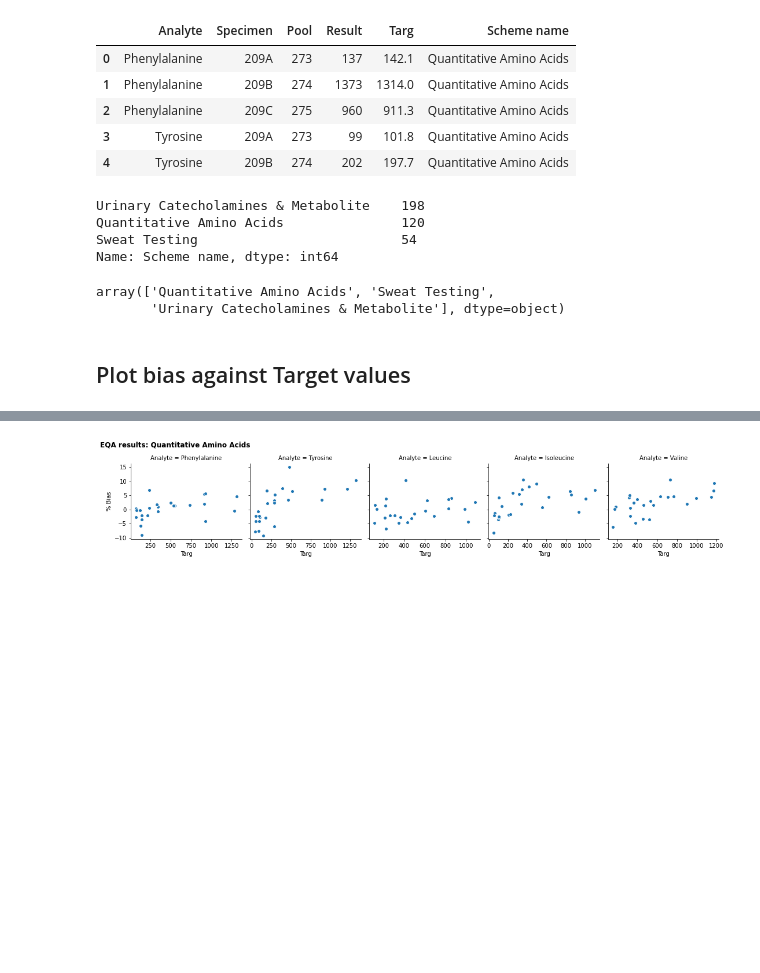
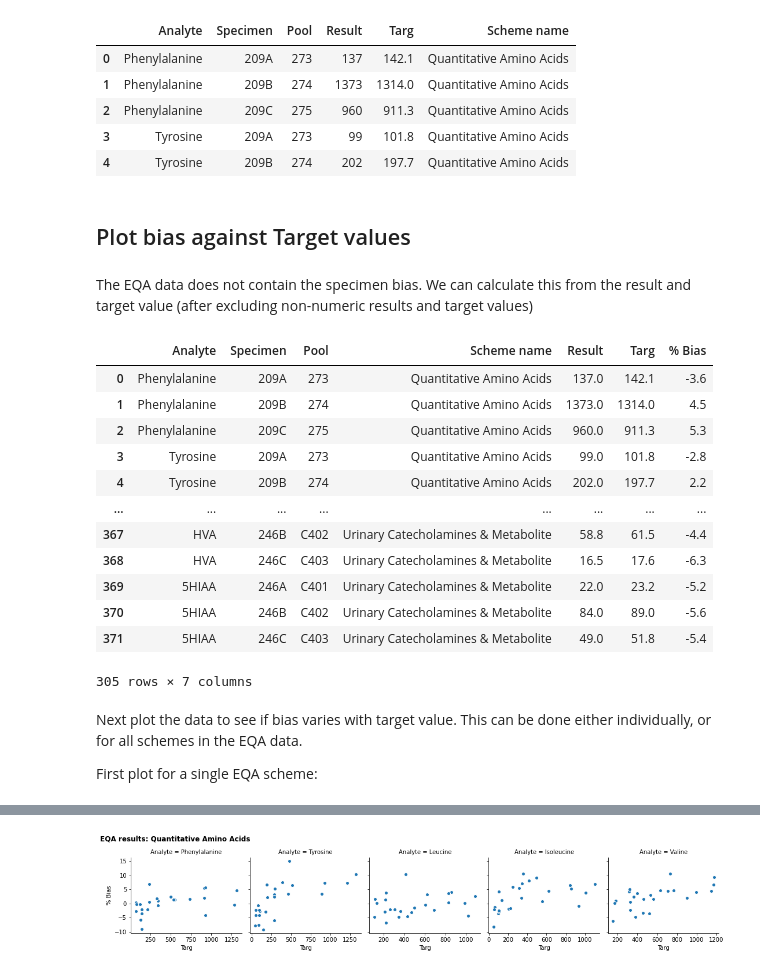
Before and after one commit to nf260/measurement_uncertainty, a Jupyter notebook: Measurement_uncertainty.ipynb, the cells around one changed output, grey strips where cells are left out. Drawn from its saved outputs; the diff is of its cells as text; code cells hidden in the pictures; blank space fills up the shorter version.

```diff
--- a/Measurement_uncertainty.ipynb
+++ b/Measurement_uncertainty.ipynb
@@ -289,20 +191,10 @@ eqa_results.head()
 | 2 | Phenylalanine | 209C | 275 | 960 | 911.3 | Quantitative Amino Acids |
 | 3 | Tyrosine | 209A | 273 | 99 | 101.8 | Quantitative Amino Acids |
 | 4 | Tyrosine | 209B | 274 | 202 | 197.7 | Quantitative Amino Acids |
-# %%
-eqa_results['Scheme name'].value_counts()
-# %% [output]
-Urinary Catecholamines & Metabolite    198
-Quantitative Amino Acids               120
-Sweat Testing                          54
-Name: Scheme name, dtype: int64
-# %%
-eqa_results['Scheme name'].unique()
-# %% [output]
-array(['Quantitative Amino Acids', 'Sweat Testing',
-       'Urinary Catecholamines & Metabolite'], dtype=object)
 # %% [markdown]
 ## Plot bias against Target values
+# %% [markdown]
+The EQA data does not contain the specimen bias. We can calculate this from the result and target value (after excluding non-numeric results and target values)
 # %%
 def eqa_bias(df):
     # Remove rows with non-numeric result or target values
@@ -316,4 +208,25 @@ def eqa_bias(df):
     ##Calculate percentage bias
     num_df['% Bias'] = round(100*(num_df['Result'] - num_df['Targ'])/num_df['Targ'],1)
     return num_df
+# %%
+eqa_bias_df = eqa_bias(eqa_results)
+eqa_bias_df
+# %% [output]
+|  | Analyte | Specimen | Pool | Scheme name | Result | Targ | % Bias |
+| 0 | Phenylalanine | 209A | 273 | Quantitative Amino Acids | 137.0 | 142.1 | -3.6 |
+| 1 | Phenylalanine | 209B | 274 | Quantitative Amino Acids | 1373.0 | 1314.0 | 4.5 |
+| 2 | Phenylalanine | 209C | 275 | Quantitative Amino Acids | 960.0 | 911.3 | 5.3 |
+| 3 | Tyrosine | 209A | 273 | Quantitative Amino Acids | 99.0 | 101.8 | -2.8 |
+| 4 | Tyrosine | 209B | 274 | Quantitative Amino Acids | 202.0 | 197.7 | 2.2 |
+| ... | ... | ... | ... | ... | ... | ... | ... |
+| 367 | HVA | 246B | C402 | Urinary Catecholamines & Metabolite | 58.8 | 61.5 | -4.4 |
+| 368 | HVA | 246C | C403 | Urinary Catecholamines & Metabolite | 16.5 | 17.6 | -6.3 |
+| 369 | 5HIAA | 246A | C401 | Urinary Catecholamines & Metabolite | 22.0 | 23.2 | -5.2 |
+| 370 | 5HIAA | 246B | C402 | Urinary Catecholamines & Metabolite | 84.0 | 89.0 | -5.6 |
+| 371 | 5HIAA | 246C | C403 | Urinary Catecholamines & Metabolite | 49.0 | 51.8 | -5.4 |
+305 rows × 7 columns
+# %% [markdown]
+Next plot the data to see if bias varies with target value. This can be done either individually, or for all schemes in the EQA data.
+
+First plot for a single EQA scheme:
 # %%
```
Also changed, not shown: parts of 78 cells of this notebook.
